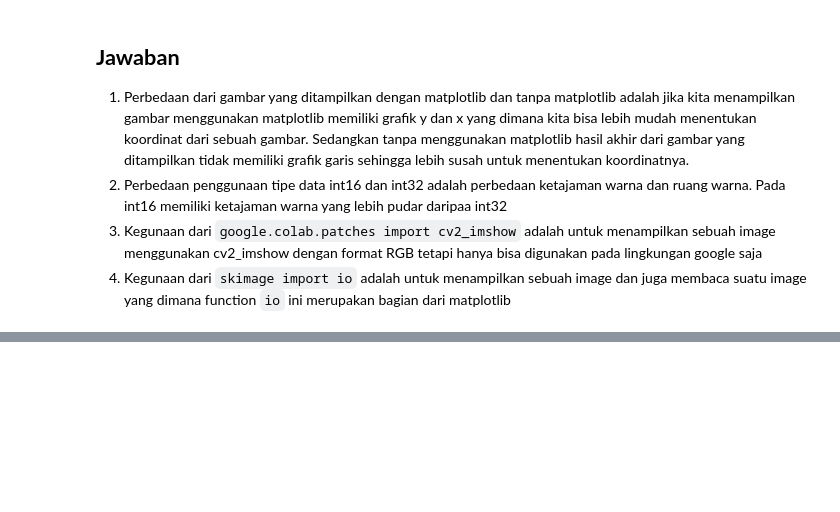
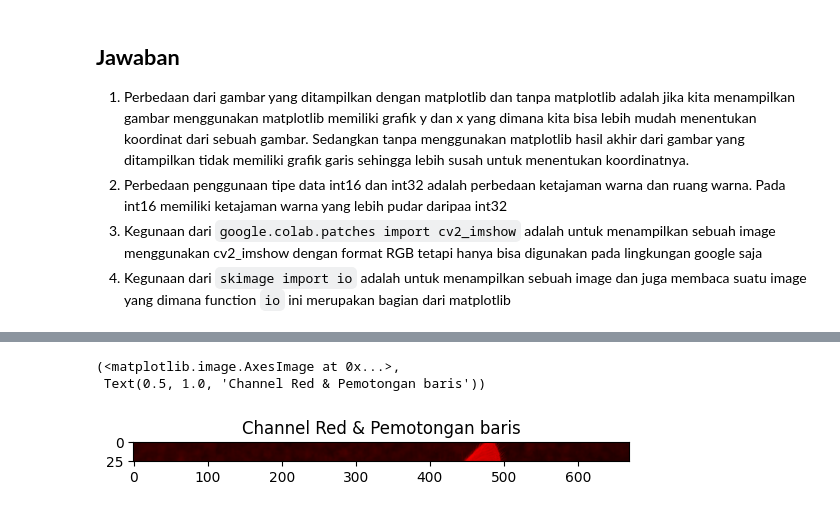
Before and after one commit to Gin-Arata/PCVK_13_Gaco-Razan-Kamil, a Jupyter notebook: Week2_PCVK.ipynb, the cells around one changed output, grey strips where cells are left out. Cells and saved outputs as stored; diff of their text form; code cells hidden in the pictures; blank space fills up the shorter version.

```diff
--- a/Week2_PCVK.ipynb
+++ b/Week2_PCVK.ipynb
@@ -163,0 +246,17 @@ from skimage import io
+# %%
+# @title 4. Menampilkan image baris ke 5-30 dan hanya menggunakan Channel Red saja
+
+# Melakukan pemotongan baris pada image
+cropped_img_red = img[5:31, :]
+
+# Melakukan extract channel warna
+b, g, r = cv.split(cropped_img_red)
+
+# Melakukan penggabungan warna
+r_img = cv.merge((np.zeros_like(b), np.zeros_like(g), r))
+
+plt.imshow(cv.cvtColor(r_img, cv.COLOR_BGR2RGB)), plt.title("Channel Red & Pemotongan baris")
+# %% [output]
+(<matplotlib.image.AxesImage at 0x...>,
+ Text(0.5, 1.0, 'Channel Red & Pemotongan baris'))
+[figure, added]
```
Also changed, not shown: parts of 9 cells of this notebook.
